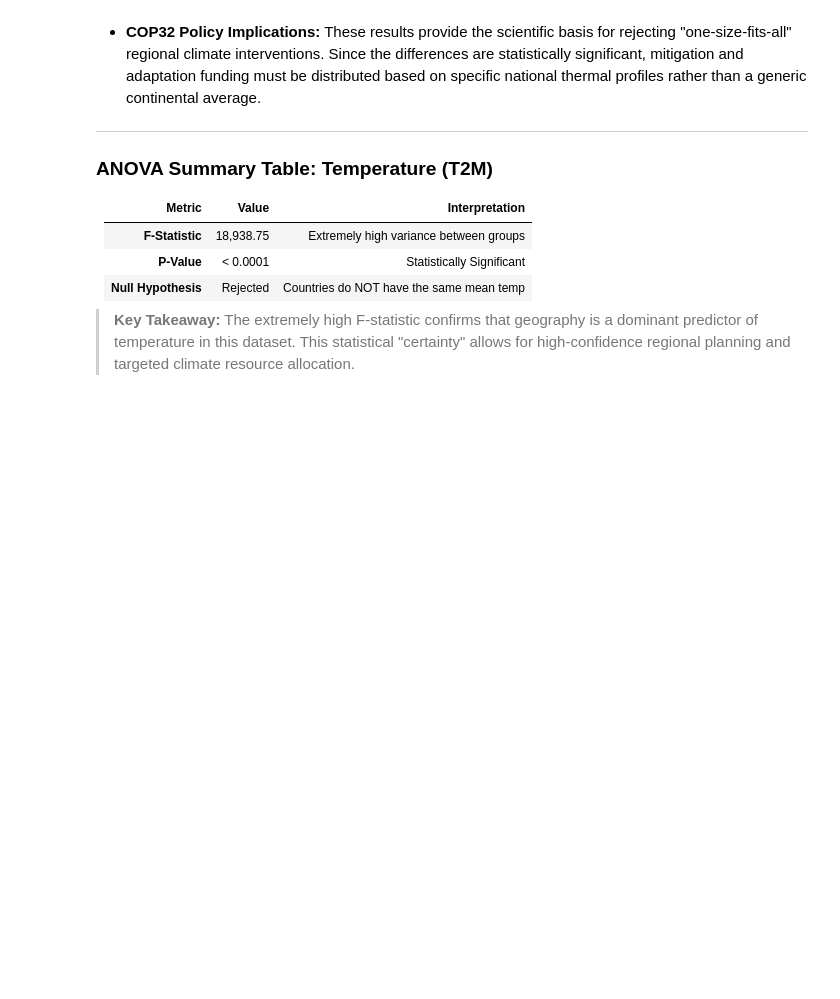
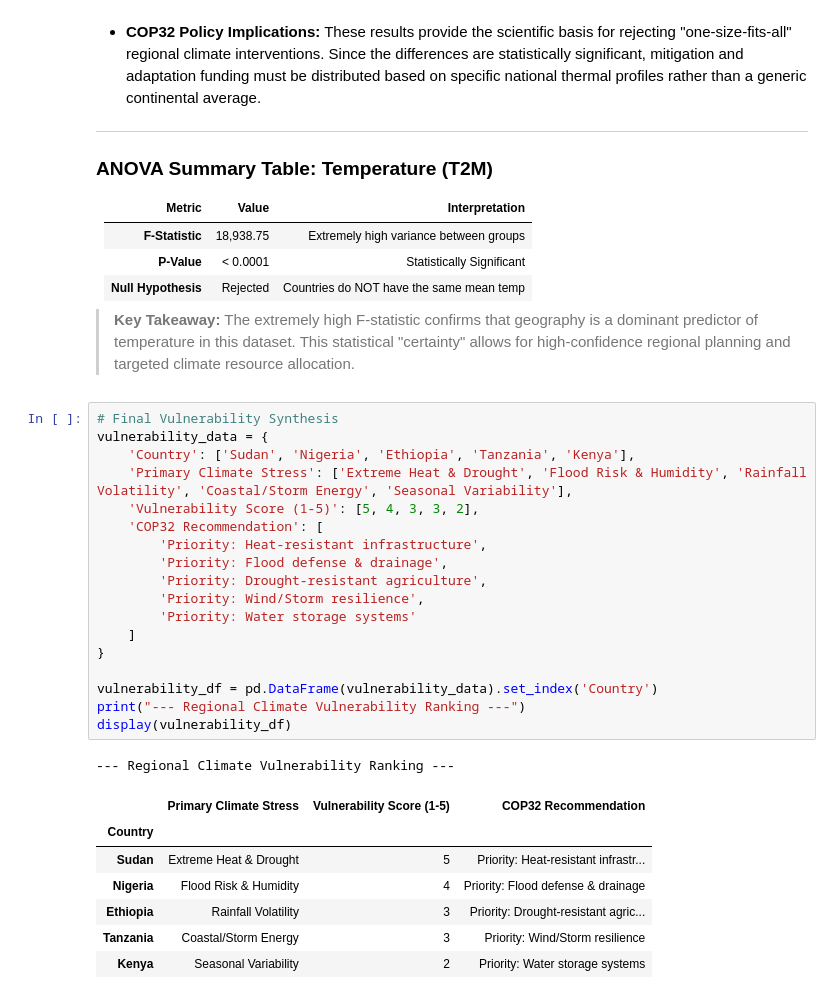
Before and after one commit to SimretAbebe/climate-challenge-week0, a Jupyter notebook: notebooks/compare_countries.ipynb, the cells around one changed output. Cells and saved outputs as stored; diff of their text form; blank space fills up the shorter version.

Commit message:
feat: final climate vulnerability ranking and COP32 executive summary

```diff
--- a/notebooks/compare_countries.ipynb
+++ b/notebooks/compare_countries.ipynb
@@ -284,3 +284,30 @@ Conclusion: There are significant differences in mean temperature between the fi
 
 
 > **Key Takeaway:** The extremely high F-statistic confirms that geography is a dominant predictor of temperature in this dataset. This statistical "certainty" allows for high-confidence regional planning and targeted climate resource allocation.
+# %%
+# Final Vulnerability Synthesis
+vulnerability_data = {
+    'Country': ['Sudan', 'Nigeria', 'Ethiopia', 'Tanzania', 'Kenya'],
+    'Primary Climate Stress': ['Extreme Heat & Drought', 'Flood Risk & Humidity', 'Rainfall Volatility', 'Coastal/Storm Energy', 'Seasonal Variability'],
+    'Vulnerability Score (1-5)': [5, 4, 3, 3, 2],
+    'COP32 Recommendation': [
+        'Priority: Heat-resistant infrastructure',
+        'Priority: Flood defense & drainage',
+        'Priority: Drought-resistant agriculture',
+        'Priority: Wind/Storm resilience',
+        'Priority: Water storage systems'
+    ]
+}
+
+vulnerability_df = pd.DataFrame(vulnerability_data).set_index('Country')
+print("--- Regional Climate Vulnerability Ranking ---")
+display(vulnerability_df)
+# %% [output]
+--- Regional Climate Vulnerability Ranking ---
+|  | Primary Climate Stress | Vulnerability Score (1-5) | COP32 Recommendation |
+| Country |  |  |  |
+| Sudan | Extreme Heat & Drought | 5 | Priority: Heat-resistant infrastr... |
+| Nigeria | Flood Risk & Humidity | 4 | Priority: Flood defense & drainage |
+| Ethiopia | Rainfall Volatility | 3 | Priority: Drought-resistant agric... |
+| Tanzania | Coastal/Storm Energy | 3 | Priority: Wind/Storm resilience |
+| Kenya | Seasonal Variability | 2 | Priority: Water storage systems |
```
Also changed, not shown: parts of 1 cell of this notebook.
